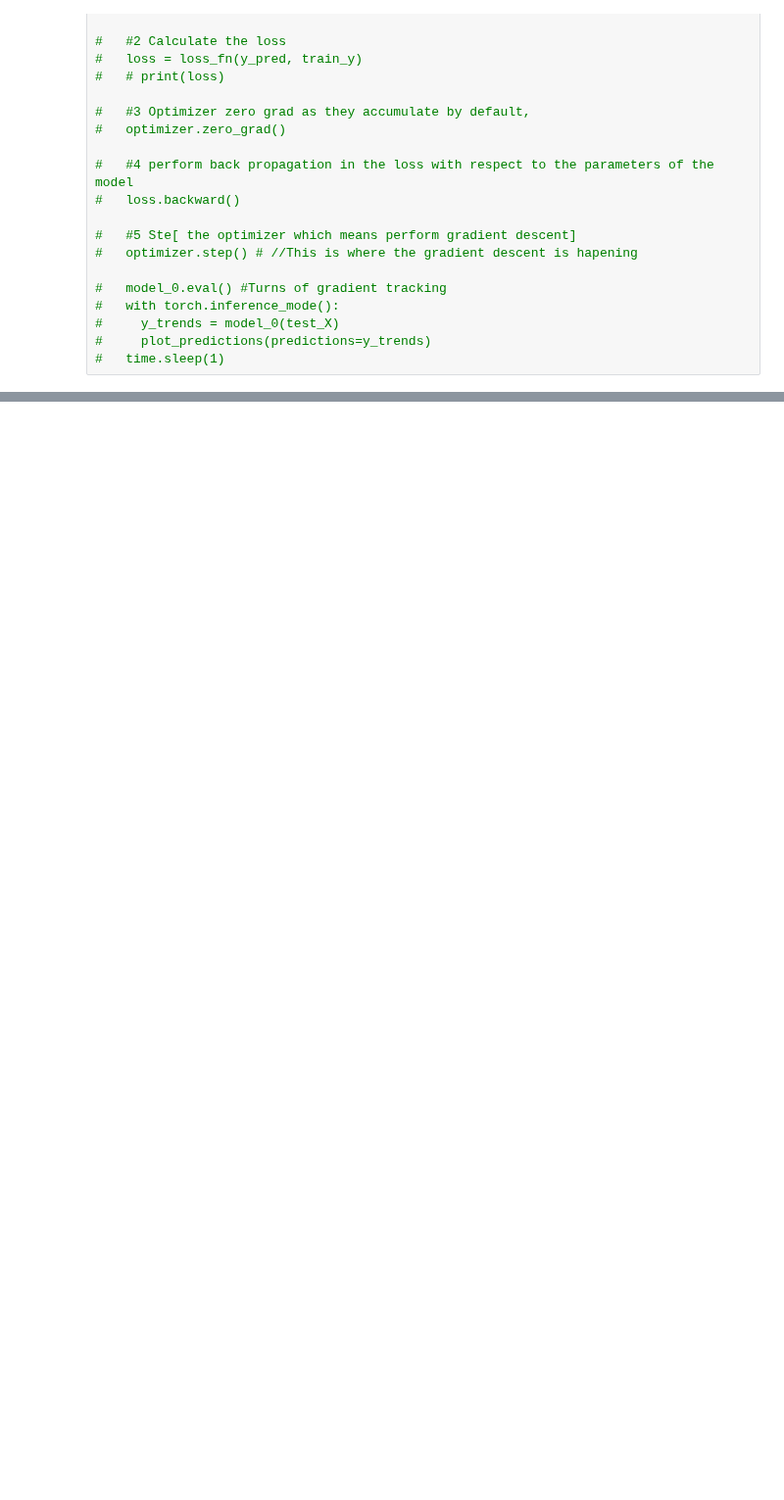
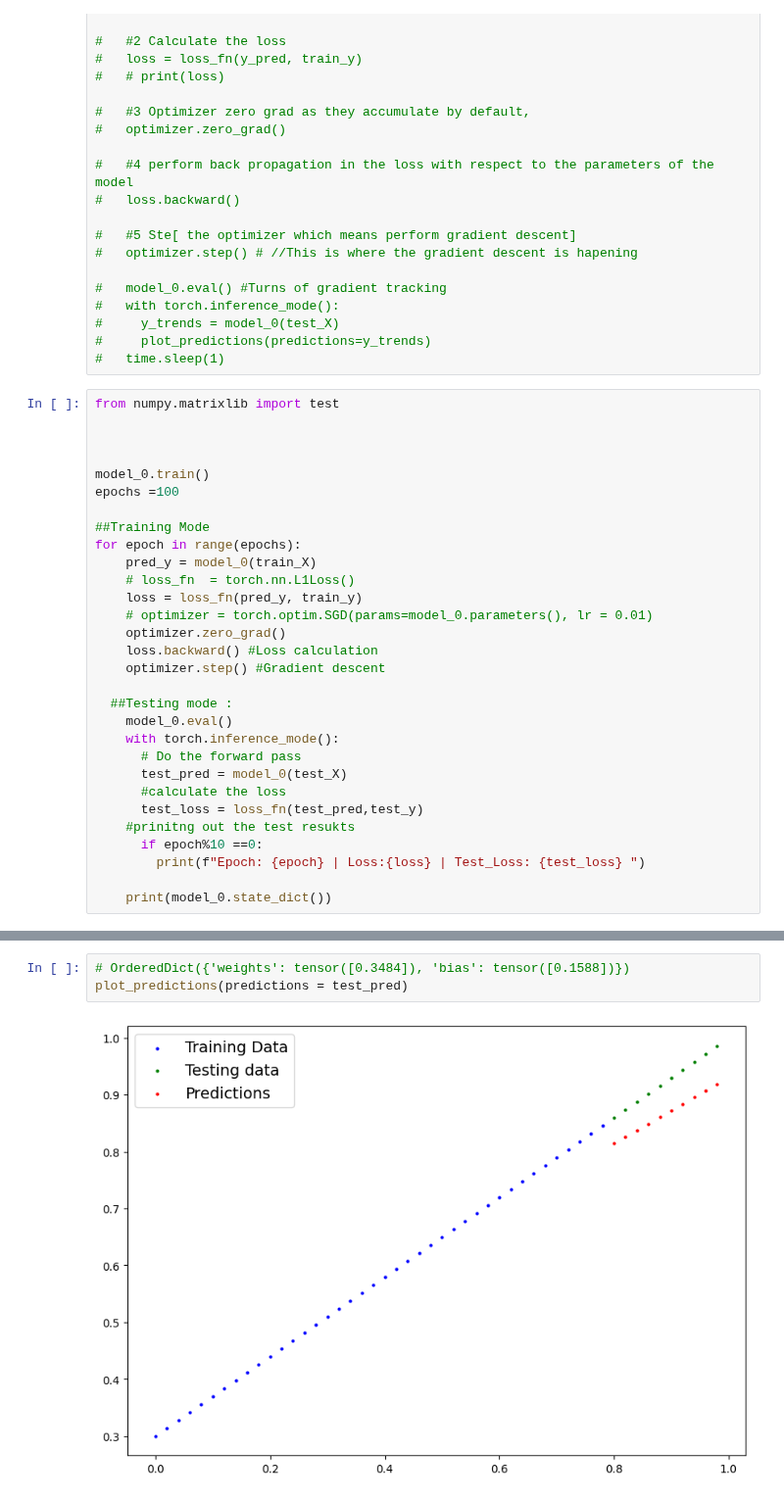
Before and after one commit to Suvanga/ML_DL, a Jupyter notebook: Workflows.ipynb, the cells around one changed output, grey strips where cells are left out. Shown at 98% size. Cells and saved outputs as stored; diff of their text form; blank space fills up the shorter version.

Commit message:
training and testing loops are created

```diff
--- a/Workflows.ipynb
+++ b/Workflows.ipynb
@@ -313,3 +313,33 @@ LinearRegressionModel()
 #     y_trends = model_0(test_X)
 #     plot_predictions(predictions=y_trends)
 #   time.sleep(1)
+# %%
+from numpy.matrixlib import test
+
+
+
+model_0.train()
+epochs =100
+
+##Training Mode
+for epoch in range(epochs):
+    pred_y = model_0(train_X)
+    # loss_fn  = torch.nn.L1Loss()
+    loss = loss_fn(pred_y, train_y)
+    # optimizer = torch.optim.SGD(params=model_0.parameters(), lr = 0.01)
+    optimizer.zero_grad()
+    loss.backward() #Loss calculation
+    optimizer.step() #Gradient descent
+
+  ##Testing mode :
+    model_0.eval()
+    with torch.inference_mode():
+      # Do the forward pass
+      test_pred = model_0(test_X)
+      #calculate the loss
+      test_loss = loss_fn(test_pred,test_y)
+    #prinitng out the test resukts
+      if epoch%10 ==0:
+        print(f"Epoch: {epoch} | Loss:{loss} | Test_Loss: {test_loss} ")
+
+    print(model_0.state_dict())
@@ -315,0 +364,5 @@ LinearRegressionModel()
+# %%
+# OrderedDict({'weights': tensor([0.3484]), 'bias': tensor([0.1588])})
+plot_predictions(predictions = test_pred)
+# %% [output]
+[figure, added]
```
Also changed, not shown: parts of 2 cells of this notebook.
